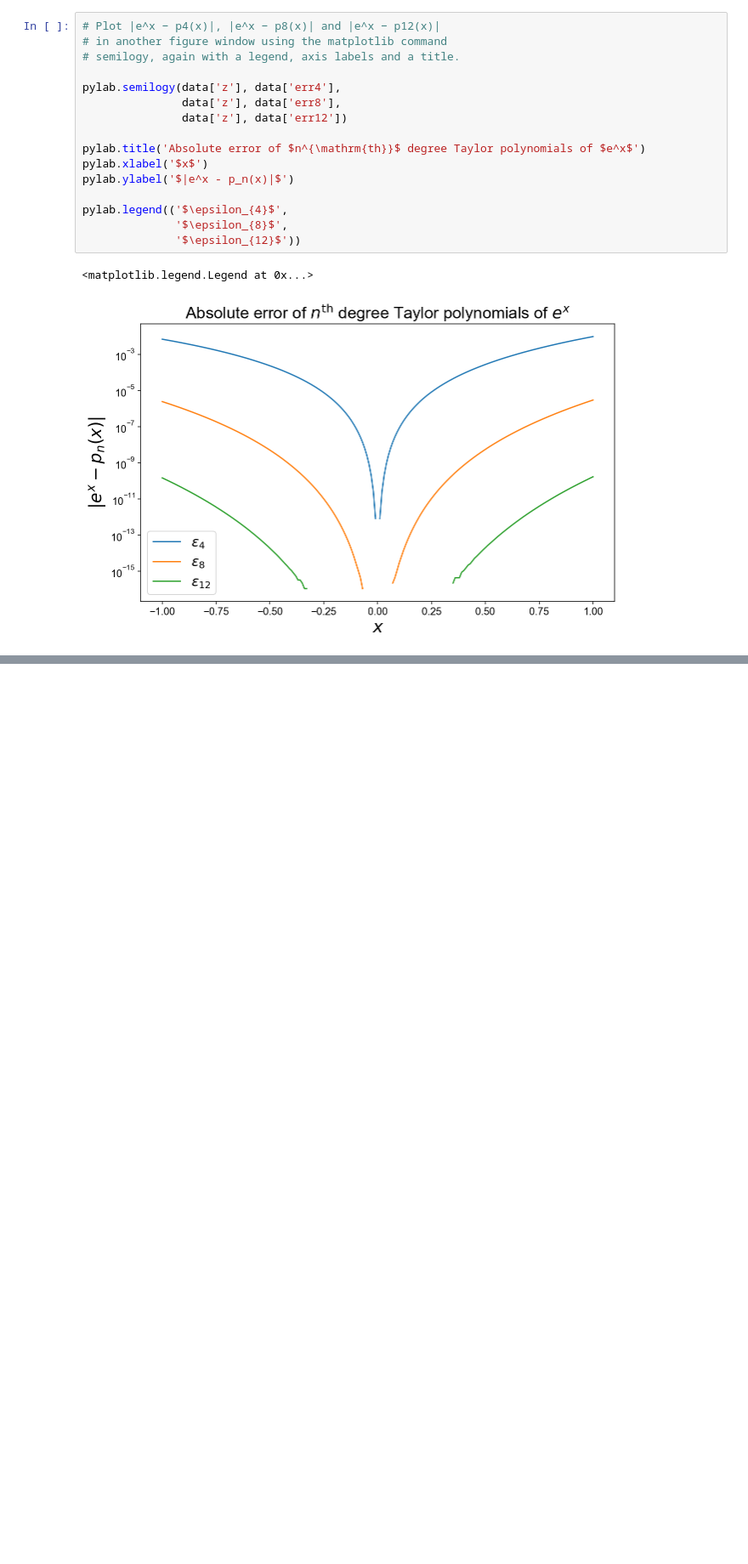
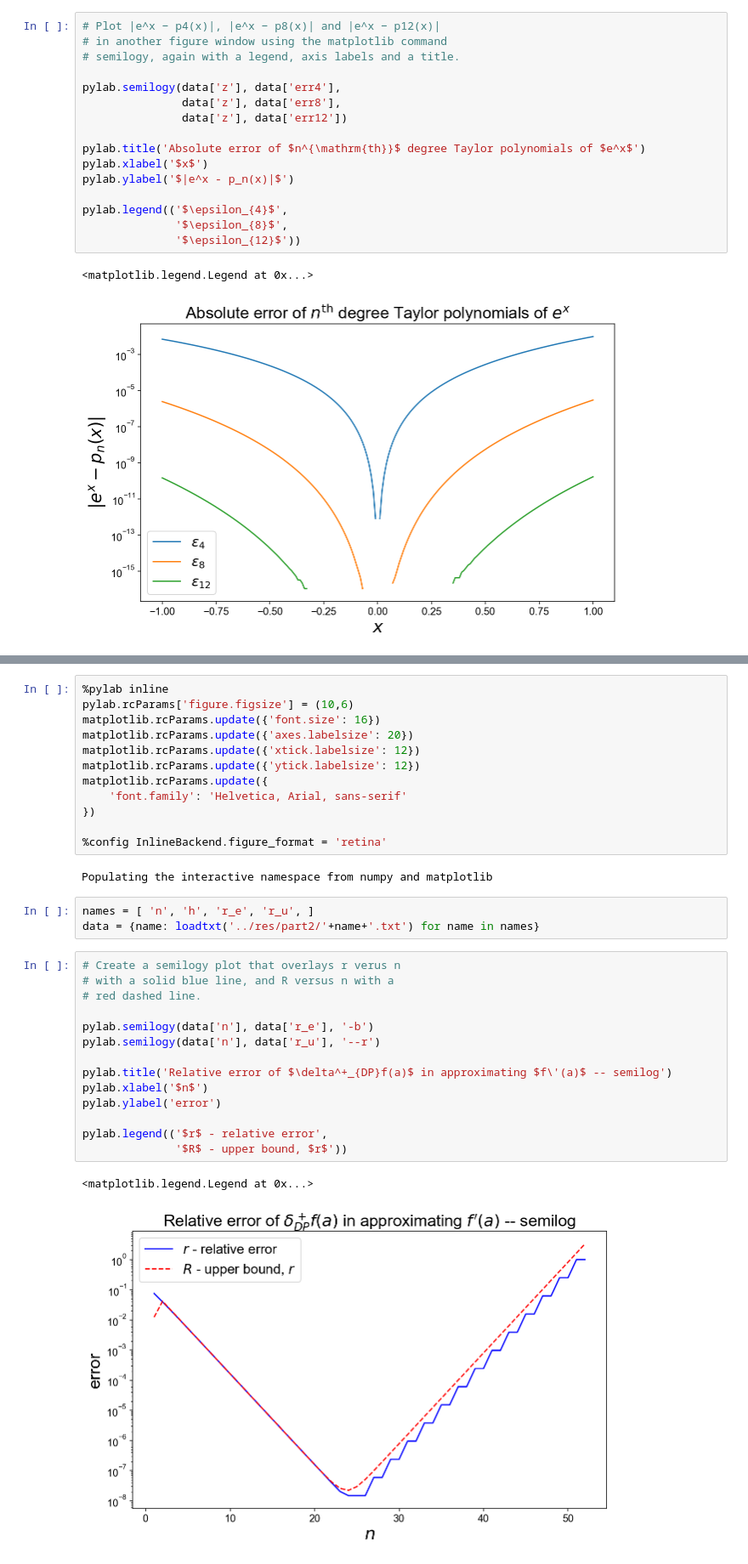
Before and after one commit to andy-rash/MATH3316, a Jupyter notebook: Project1/MATH3316-Project1/doc/RobertRash_MATH3316_Project1.ipynb, the cells around one changed output, grey strips where cells are left out. Shown at 85% size. Cells and saved outputs as stored; diff of their text form; blank space fills up the shorter version.

```diff
--- a/Project1/MATH3316-Project1/doc/RobertRash_MATH3316_Project1.ipynb
+++ b/Project1/MATH3316-Project1/doc/RobertRash_MATH3316_Project1.ipynb
@@ -75,0 +246,34 @@ The plotted results of the error calculations above demonstrate that $p_{12}(1)$
+# %%
+%pylab inline
+pylab.rcParams['figure.figsize'] = (10,6)
+matplotlib.rcParams.update({'font.size': 16})
+matplotlib.rcParams.update({'axes.labelsize': 20})
+matplotlib.rcParams.update({'xtick.labelsize': 12})
+matplotlib.rcParams.update({'ytick.labelsize': 12})
+matplotlib.rcParams.update({
+    'font.family': 'Helvetica, Arial, sans-serif'
+})
+
+%config InlineBackend.figure_format = 'retina'
+# %% [output]
+Populating the interactive namespace from numpy and matplotlib
+# %%
+names = [ 'n', 'h', 'r_e', 'r_u', ]
+data = {name: loadtxt('../res/part2/'+name+'.txt') for name in names}
+# %%
+# Create a semilogy plot that overlays r verus n
+# with a solid blue line, and R versus n with a
+# red dashed line.
+
+pylab.semilogy(data['n'], data['r_e'], '-b')
+pylab.semilogy(data['n'], data['r_u'], '--r')
+
+pylab.title('Relative error of $\delta^+_{DP}f(a)$ in approximating $f\'(a)$ -- semilog')
+pylab.xlabel('$n$')
+pylab.ylabel('error')
+
+pylab.legend(('$r$ - relative error',
+              '$R$ - upper bound, $r$'))
+# %% [output]
+<matplotlib.legend.Legend at 0x...>
+[figure, added]
```
Also changed, not shown: parts of 26 cells of this notebook, 10 other files.
